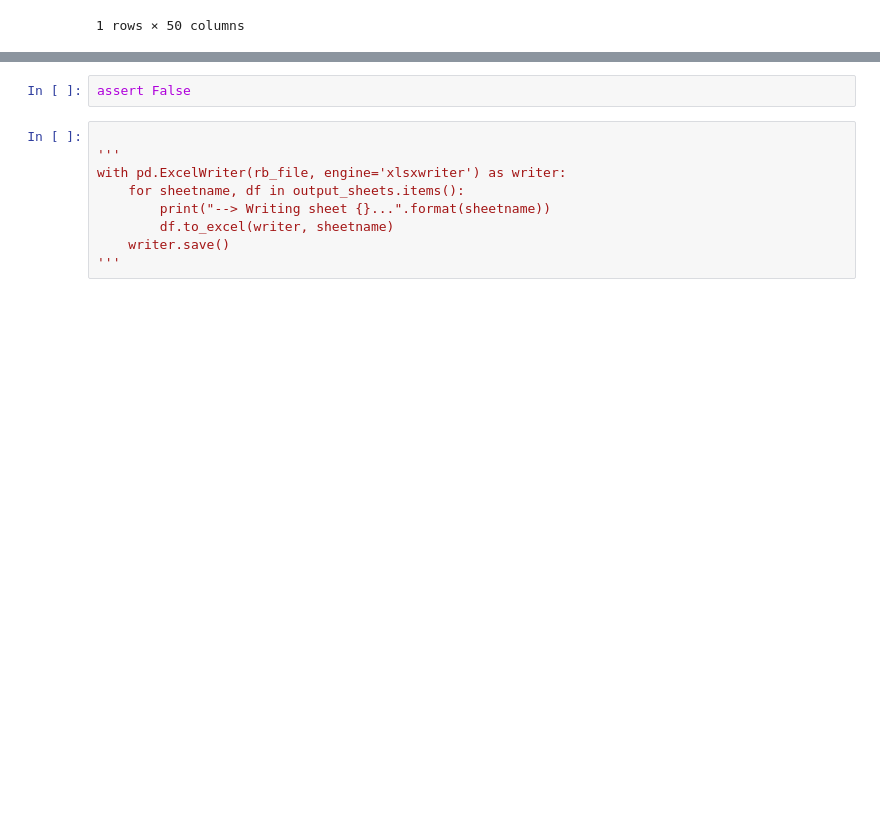
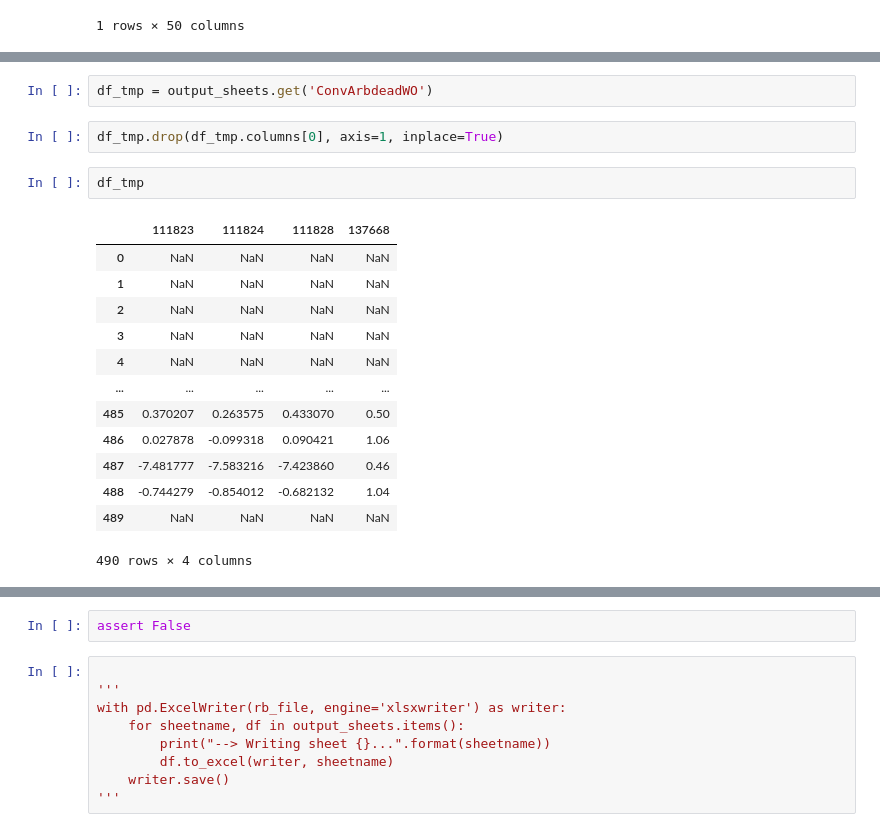
Before and after one commit to ver09934/ben-hedge-funds-2, a Jupyter notebook: excel_processing.ipynb, the cells around one changed output, grey strips where cells are left out. Saved outputs shown, nothing was run; the diff lists cells and outputs as text; blank space fills up the shorter version.

```diff
--- a/excel_processing.ipynb
+++ b/excel_processing.ipynb
@@ -145,0 +207,20 @@ UndefineddeadWO
+# %%
+df_tmp = output_sheets.get('ConvArbdeadWO')
+# %%
+df_tmp.drop(df_tmp.columns[0], axis=1, inplace=True)
+# %%
+df_tmp
+# %% [output]
+|  | 111823 | 111824 | 111828 | 137668 |
+| 0 | NaN | NaN | NaN | NaN |
+| 1 | NaN | NaN | NaN | NaN |
+| 2 | NaN | NaN | NaN | NaN |
+| 3 | NaN | NaN | NaN | NaN |
+| 4 | NaN | NaN | NaN | NaN |
+| ... | ... | ... | ... | ... |
+| 485 | 0.370207 | 0.263575 | 0.433070 | 0.50 |
+| 486 | 0.027878 | -0.099318 | 0.090421 | 1.06 |
+| 487 | -7.481777 | -7.583216 | -7.423860 | 0.46 |
+| 488 | -0.744279 | -0.854012 | -0.682132 | 1.04 |
+| 489 | NaN | NaN | NaN | NaN |
+490 rows × 4 columns
```
Also changed, not shown: parts of 10 cells of this notebook.
